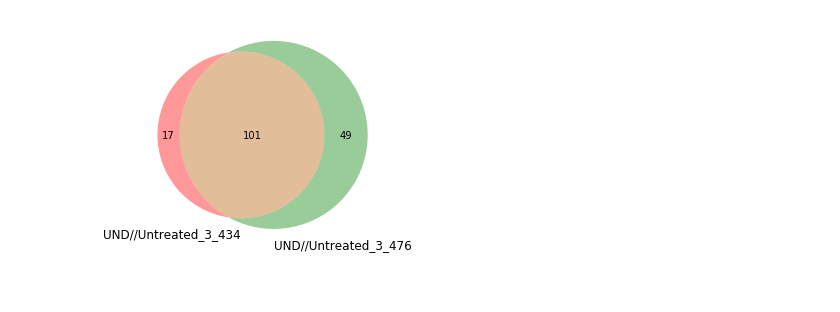
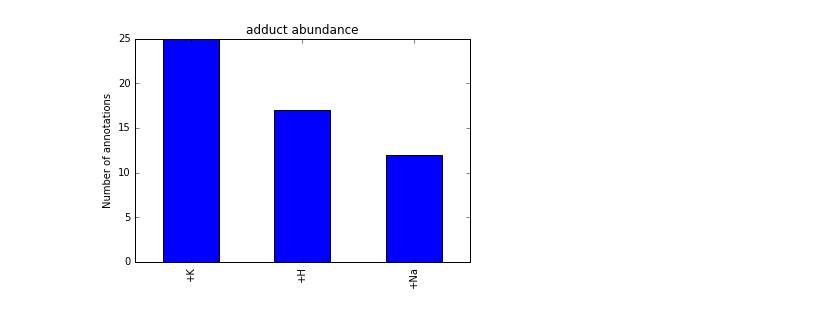
Before and after one commit to metaspace2020/metaspace, a Jupyter notebook: metaspace/python-client/example/simple_database_queries.ipynb, the cells around one changed output. Cells and saved outputs as stored; diff of their text form; code cells hidden in the pictures; blank space fills up the shorter version.

```diff
--- a/metaspace/python-client/example/simple_database_queries.ipynb
+++ b/metaspace/python-client/example/simple_database_queries.ipynb
@@ -30,9 +15,11 @@ annotations = [sm_annotation_utils.get_annotations_at_fdr(results_key, fdr=0.1)
-# %%
-#print len(annotations[0]), len(annotations[1]), len(set(annotations[0]) & set(annotations[1]))
-#print set(annotations[0]) & set(annotations[1])
-from matplotlib_venn import venn2
-plt.figure()
-venn2(subsets=[set(a) for a in annotations], set_labels=[r[1] for r in results_keys])
-plt.show()
-# %% [output]
-[figure, removed]
+# %%
+ds1 = "UoR1//Brain01_Bregma1-42_01"
+ds2 = "UoR1//Brain02_Bregma1-42_01"
+from sm_annotation_utils.sm_annotation_utils import SMInstance
+sm = SMInstance()
+df = pd.DataFrame(sm.dataset(name=ds1).annotations(), columns=['mf', 'adduct'])
+ax = df['adduct'].value_counts().plot(kind='bar', title='adduct abundance')
+ax.set_ylabel('Number of annotations')
+plt.show()
+# %% [output]
+[figure, added]
```
Also changed, not shown: parts of 4 cells of this notebook, 4 other files.
